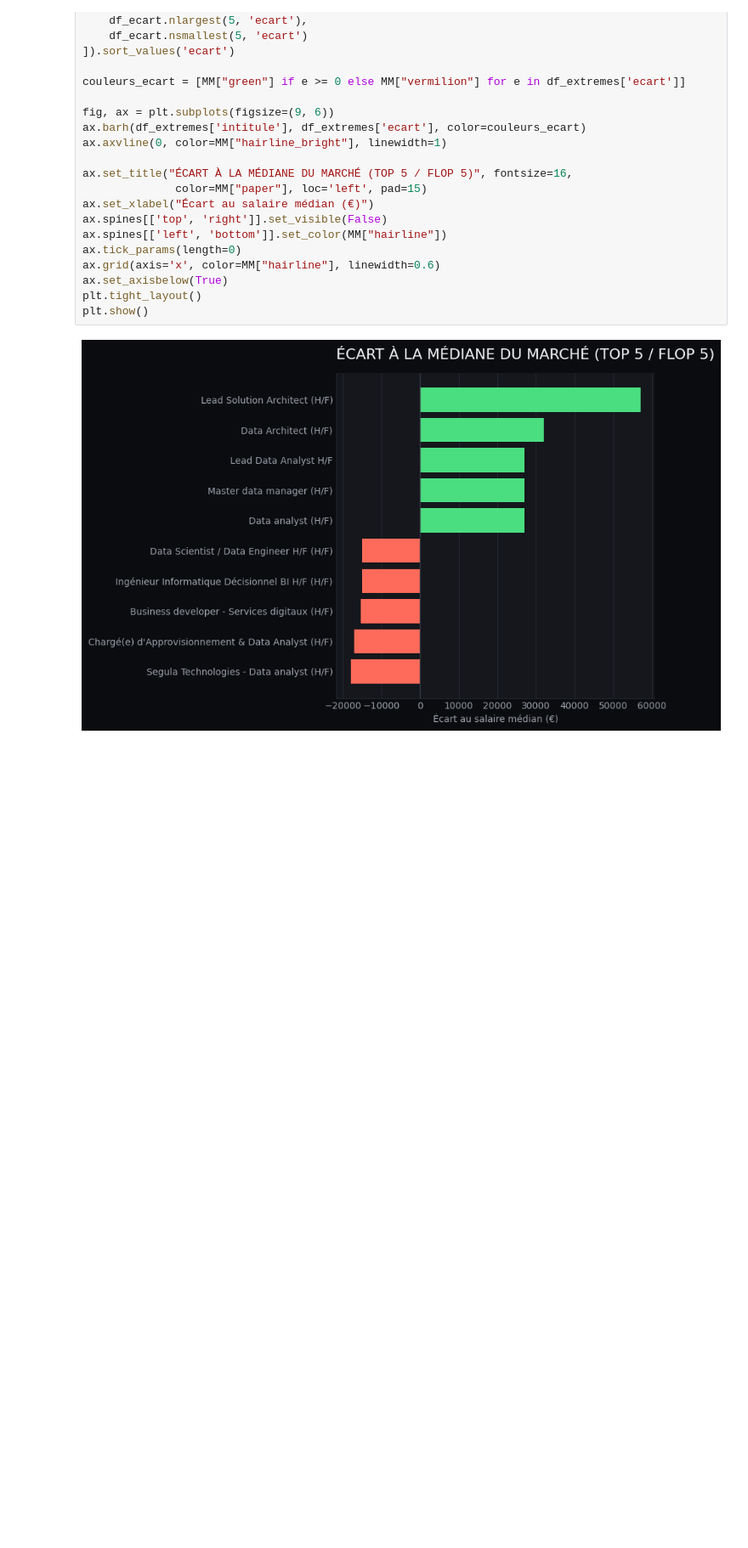
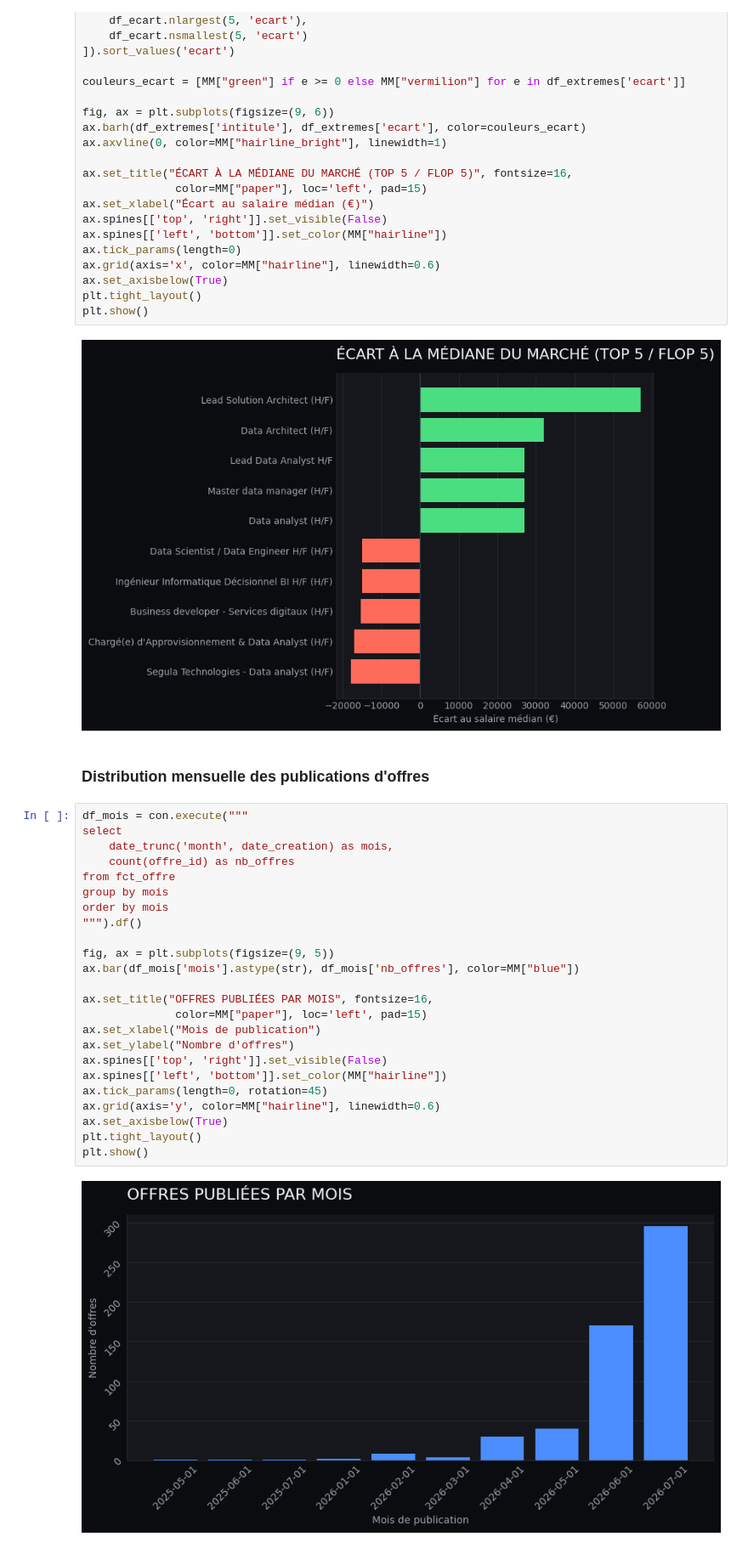
Before and after one commit to ricksan37/france_data_market, a Jupyter notebook: notebooks/01_exploration_marche.ipynb, the cells around one changed output. Shown at 85% size. Saved outputs shown, nothing was run; the diff lists cells and outputs as text; blank space fills up the shorter version.

Commit message:
Notebook exploration : profil entreprise (NAF discriminant, effectif/catégorie non) + distribution temporelle offres

```diff
--- a/notebooks/01_exploration_marche.ipynb
+++ b/notebooks/01_exploration_marche.ipynb
@@ -802,3 +1029,31 @@ plt.tight_layout()
 plt.show()
 # %% [output]
 [figure]
+# %% [markdown]
+### Distribution mensuelle des publications d'offres
+# %%
+df_mois = con.execute("""
+select
+    date_trunc('month', date_creation) as mois,
+    count(offre_id) as nb_offres
+from fct_offre
+group by mois
+order by mois
+""").df()
+
+fig, ax = plt.subplots(figsize=(9, 5))
+ax.bar(df_mois['mois'].astype(str), df_mois['nb_offres'], color=MM["blue"])
+
+ax.set_title("OFFRES PUBLIÉES PAR MOIS", fontsize=16,
+              color=MM["paper"], loc='left', pad=15)
+ax.set_xlabel("Mois de publication")
+ax.set_ylabel("Nombre d'offres")
+ax.spines[['top', 'right']].set_visible(False)
+ax.spines[['left', 'bottom']].set_color(MM["hairline"])
+ax.tick_params(length=0, rotation=45)
+ax.grid(axis='y', color=MM["hairline"], linewidth=0.6)
+ax.set_axisbelow(True)
+plt.tight_layout()
+plt.show()
+# %% [output]
+[figure, added]
```
Also changed, not shown: parts of 23 cells of this notebook.
